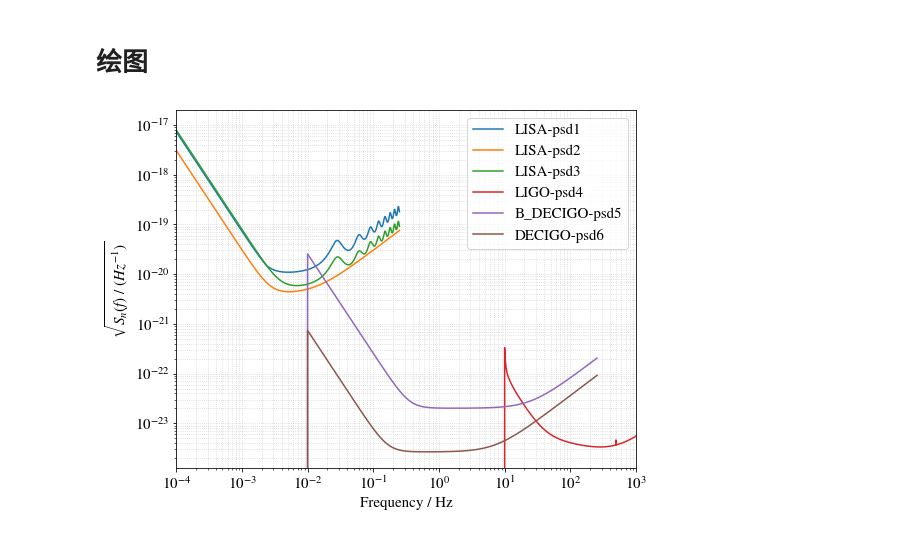
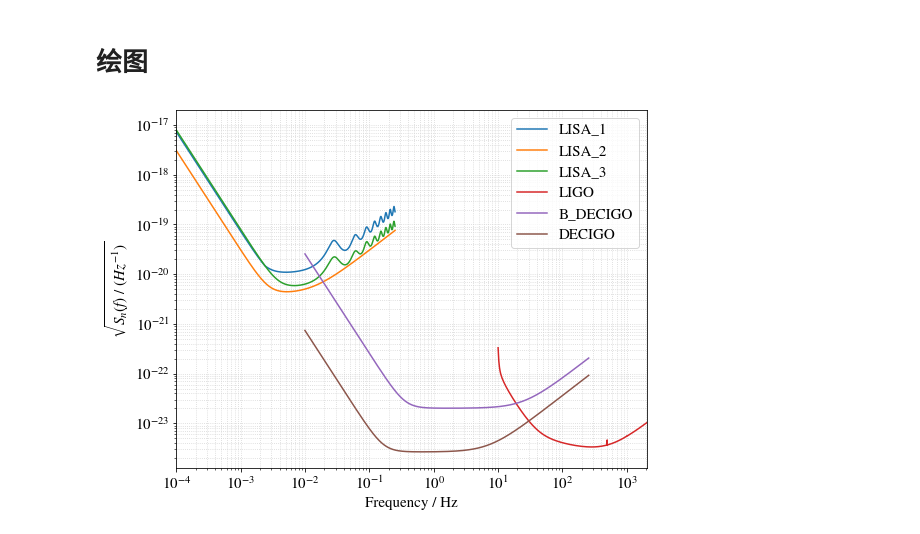
Before and after one commit to kelvin1020/matchGW, a Jupyter notebook: Setting_PSD.ipynb, the cells around one changed output. Drawn from its saved outputs; the diff is of its cells as text; code cells hidden in the pictures.

```diff
--- a/Setting_PSD.ipynb
+++ b/Setting_PSD.ipynb
@@ -169,32 +169,31 @@ psd4 = pycbc.psd.from_string('aLIGOaLIGODesignSensitivityT1800044', n2, freqIntr
 # 绘图
 # %%
 #绘制 频率 - sqrt(PSD) 图
-
 
 #绘图字体参数设置
 matplotlib.rcParams.update({'font.size': 15, 'font.family': 'STIXGeneral', 'mathtext.fontset': 'stix'})
 
 plt.figure(figsize=(8,6))
 
-plt.loglog(psd1.sample_frequencies, np.sqrt(psd1), label = 'LISA-psd1')
-plt.loglog(psd2.sample_frequencies, np.sqrt(psd2), label = 'LISA-psd2')
-plt.loglog(psd3.sample_frequencies, np.sqrt(psd3), label = 'LISA-psd3')
+plt.loglog(psd1.sample_frequencies[psd1>0], np.sqrt(psd1[psd1>0]), label = 'LISA_1')
+plt.loglog(psd2.sample_frequencies[psd2>0], np.sqrt(psd2[psd2>0]), label = 'LISA_2')
+plt.loglog(psd3.sample_frequencies[psd3>0], np.sqrt(psd3[psd3>0]), label = 'LISA_3')
 
-plt.loglog(psd4.sample_frequencies, np.sqrt(psd4), label = 'LIGO-psd4')
+plt.loglog(psd4.sample_frequencies[psd4>0], np.sqrt(psd4[psd4>0]), label = 'LIGO')
 
-plt.loglog(psd5.sample_frequencies, np.sqrt(psd5), label = 'B_DECIGO-psd5')
+plt.loglog(psd5.sample_frequencies[psd5>0], np.sqrt(psd5[psd5>0]), label = 'B_DECIGO')
 
-plt.loglog(psd6.sample_frequencies, np.sqrt(psd6), label = 'DECIGO-psd6')
+plt.loglog(psd6.sample_frequencies[psd6>0], np.sqrt(psd6[psd6>0]), label = 'DECIGO')
 
 
 
-plt.xlim(1e-4, 1e3)
-# plt.ylim(1e-21,1e-15)
+plt.xlim(1e-4, 2048)
+
 plt.xlabel("Frequency / Hz")
 plt.ylabel("$\sqrt{S_{n}(f) \ / \ (Hz^{-1})}$")
 plt.legend(loc = 'upper right')
 plt.grid(linestyle = "dotted", color = "#d3d3d3" , which="both")
 plt.tight_layout()
 plt.show()
 # %% [output]
-[figure, old version]
+[figure, new version]
```
